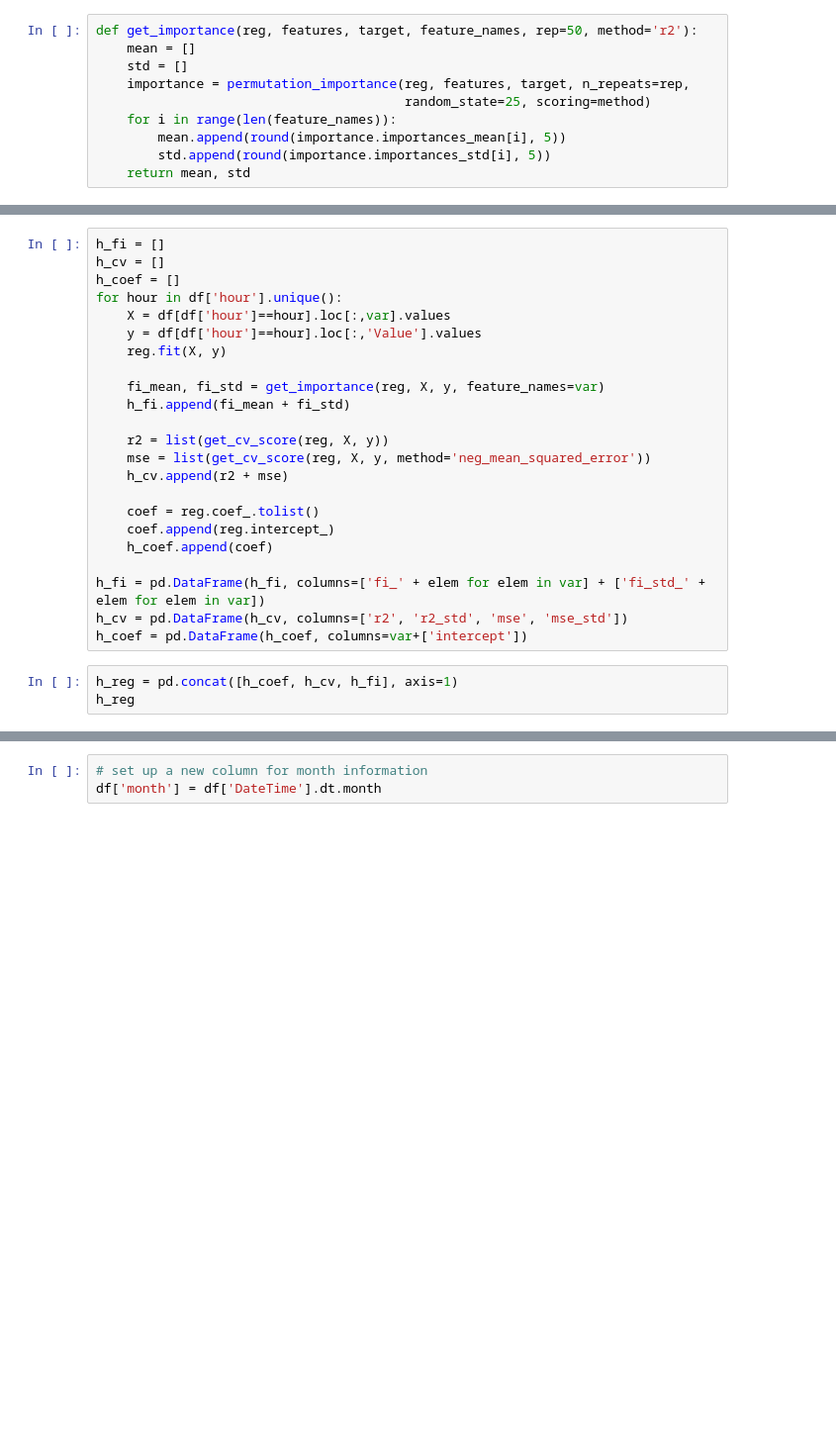
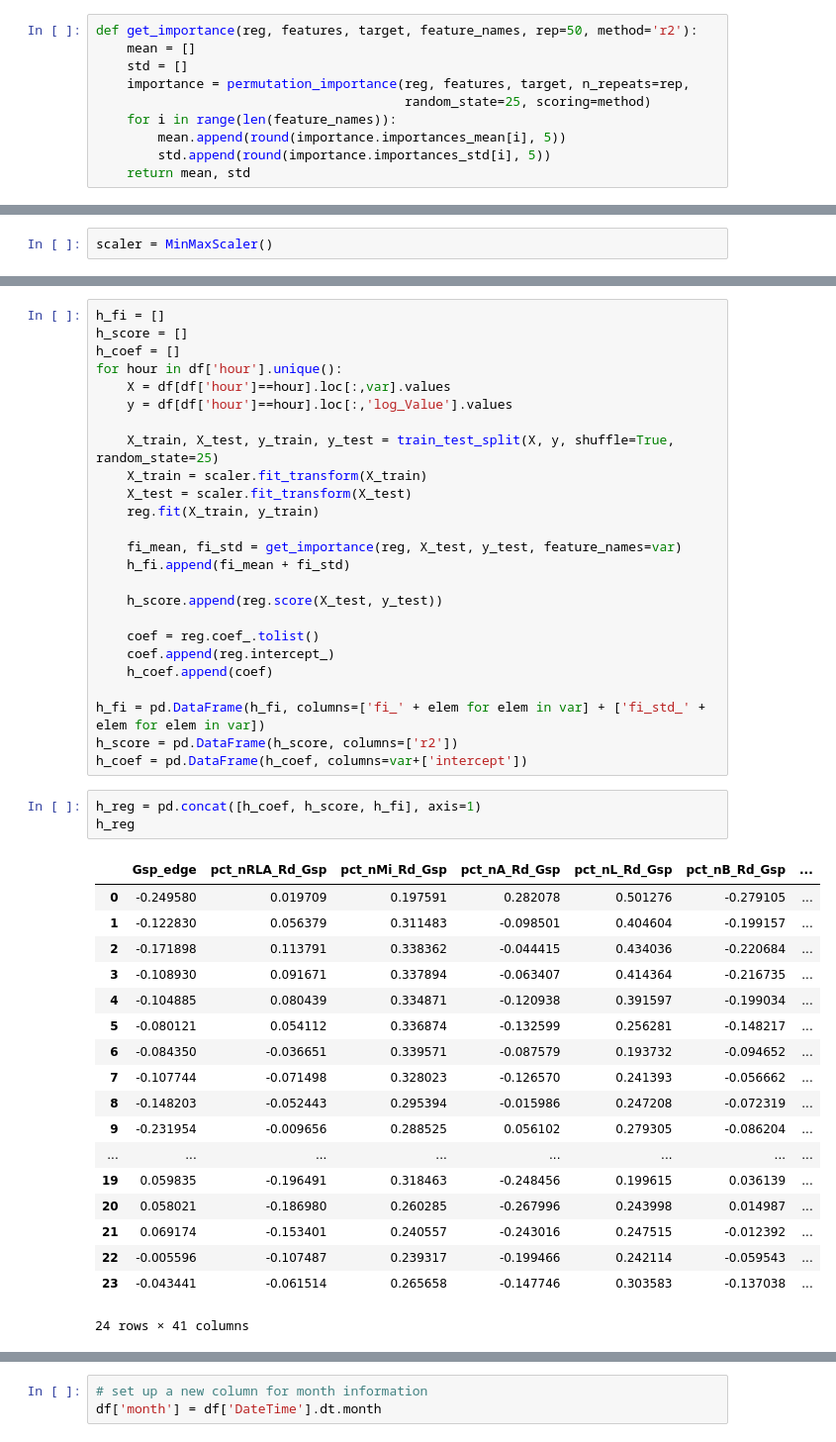
Before and after one commit to yulun-cd/IGS, a Jupyter notebook: DataAnalysis.ipynb, the cells around one changed output, grey strips where cells are left out. Shown at 99% size. Drawn from its saved outputs; the diff is of its cells as text; blank space fills up the shorter version.

```diff
--- a/DataAnalysis.ipynb
+++ b/DataAnalysis.ipynb
@@ -252,0 +340,2 @@ df[df['hour']==0].reset_index()
+# %%
+scaler = MinMaxScaler()
@@ -272,26 +409,47 @@ plt.show()
 # %%
 h_fi = []
-h_cv = []
+h_score = []
 h_coef = []
 for hour in df['hour'].unique():
     X = df[df['hour']==hour].loc[:,var].values
-    y = df[df['hour']==hour].loc[:,'Value'].values
-    reg.fit(X, y)
+    y = df[df['hour']==hour].loc[:,'log_Value'].values
 
-    fi_mean, fi_std = get_importance(reg, X, y, feature_names=var)
+    X_train, X_test, y_train, y_test = train_test_split(X, y, shuffle=True, random_state=25)
+    X_train = scaler.fit_transform(X_train)
+    X_test = scaler.fit_transform(X_test)
+    reg.fit(X_train, y_train)
+
+    fi_mean, fi_std = get_importance(reg, X_test, y_test, feature_names=var)
     h_fi.append(fi_mean + fi_std)
 
-    r2 = list(get_cv_score(reg, X, y))
-    mse = list(get_cv_score(reg, X, y, method='neg_mean_squared_error'))
-    h_cv.append(r2 + mse)
+    h_score.append(reg.score(X_test, y_test))
 
     coef = reg.coef_.tolist()
     coef.append(reg.intercept_)
     h_coef.append(coef)
 
 h_fi = pd.DataFrame(h_fi, columns=['fi_' + elem for elem in var] + ['fi_std_' + elem for elem in var])
-h_cv = pd.DataFrame(h_cv, columns=['r2', 'r2_std', 'mse', 'mse_std'])
+h_score = pd.DataFrame(h_score, columns=['r2'])
 h_coef = pd.DataFrame(h_coef, columns=var+['intercept'])
 # %%
-h_reg = pd.concat([h_coef, h_cv, h_fi], axis=1)
+h_reg = pd.concat([h_coef, h_score, h_fi], axis=1)
 h_reg
+# %% [output]
+|  | Gsp_edge | pct_nRLA_Rd_Gsp | pct_nMi_Rd_Gsp | pct_nA_Rd_Gsp | pct_nL_Rd_Gsp | pct_nB_Rd_Gsp | ... |
+| 0 | -0.249580 | 0.019709 | 0.197591 | 0.282078 | 0.501276 | -0.279105 | ... |
+| 1 | -0.122830 | 0.056379 | 0.311483 | -0.098501 | 0.404604 | -0.199157 | ... |
+| 2 | -0.171898 | 0.113791 | 0.338362 | -0.044415 | 0.434036 | -0.220684 | ... |
+| 3 | -0.108930 | 0.091671 | 0.337894 | -0.063407 | 0.414364 | -0.216735 | ... |
+| 4 | -0.104885 | 0.080439 | 0.334871 | -0.120938 | 0.391597 | -0.199034 | ... |
+| 5 | -0.080121 | 0.054112 | 0.336874 | -0.132599 | 0.256281 | -0.148217 | ... |
+| 6 | -0.084350 | -0.036651 | 0.339571 | -0.087579 | 0.193732 | -0.094652 | ... |
+| 7 | -0.107744 | -0.071498 | 0.328023 | -0.126570 | 0.241393 | -0.056662 | ... |
+| 8 | -0.148203 | -0.052443 | 0.295394 | -0.015986 | 0.247208 | -0.072319 | ... |
+| 9 | -0.231954 | -0.009656 | 0.288525 | 0.056102 | 0.279305 | -0.086204 | ... |
+| ... | ... | ... | ... | ... | ... | ... | ... |
+| 19 | 0.059835 | -0.196491 | 0.318463 | -0.248456 | 0.199615 | 0.036139 | ... |
+| 20 | 0.058021 | -0.186980 | 0.260285 | -0.267996 | 0.243998 | 0.014987 | ... |
+| 21 | 0.069174 | -0.153401 | 0.240557 | -0.243016 | 0.247515 | -0.012392 | ... |
+| 22 | -0.005596 | -0.107487 | 0.239317 | -0.199466 | 0.242114 | -0.059543 | ... |
+| 23 | -0.043441 | -0.061514 | 0.265658 | -0.147746 | 0.303583 | -0.137038 | ... |
+24 rows × 41 columns
```
Also changed, not shown: parts of 64 cells of this notebook.
